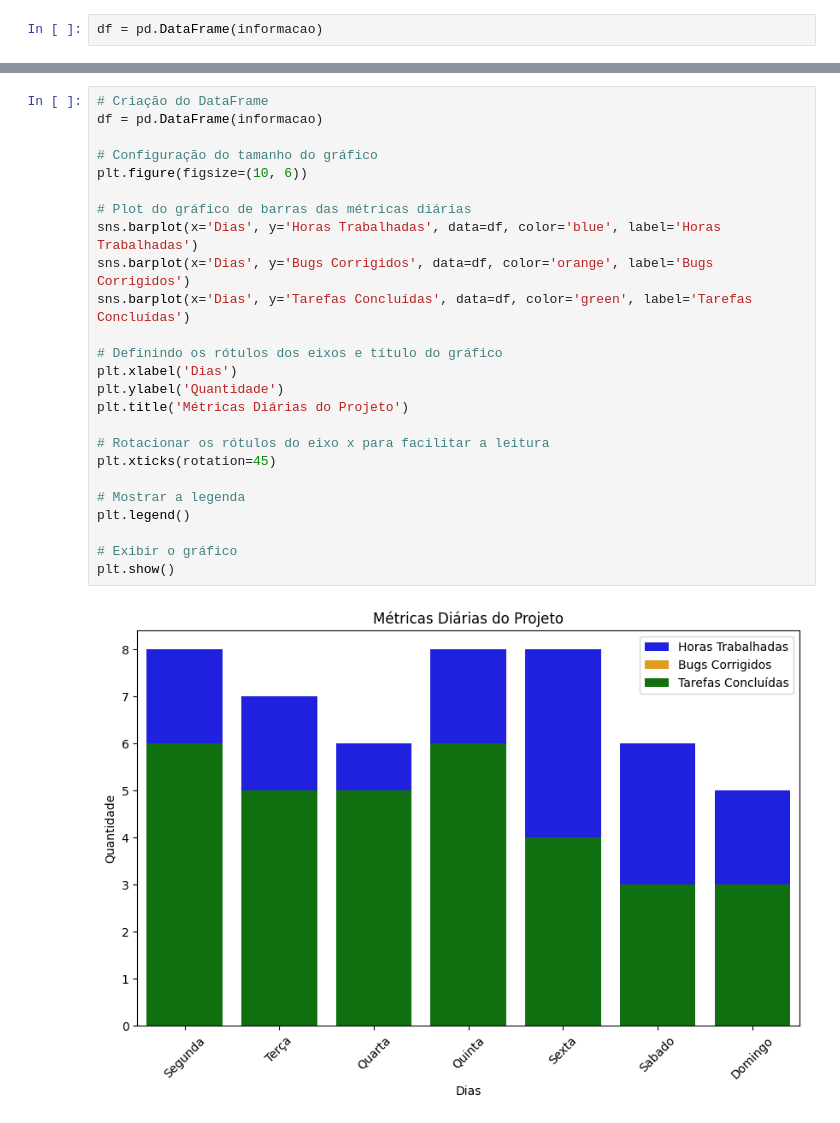
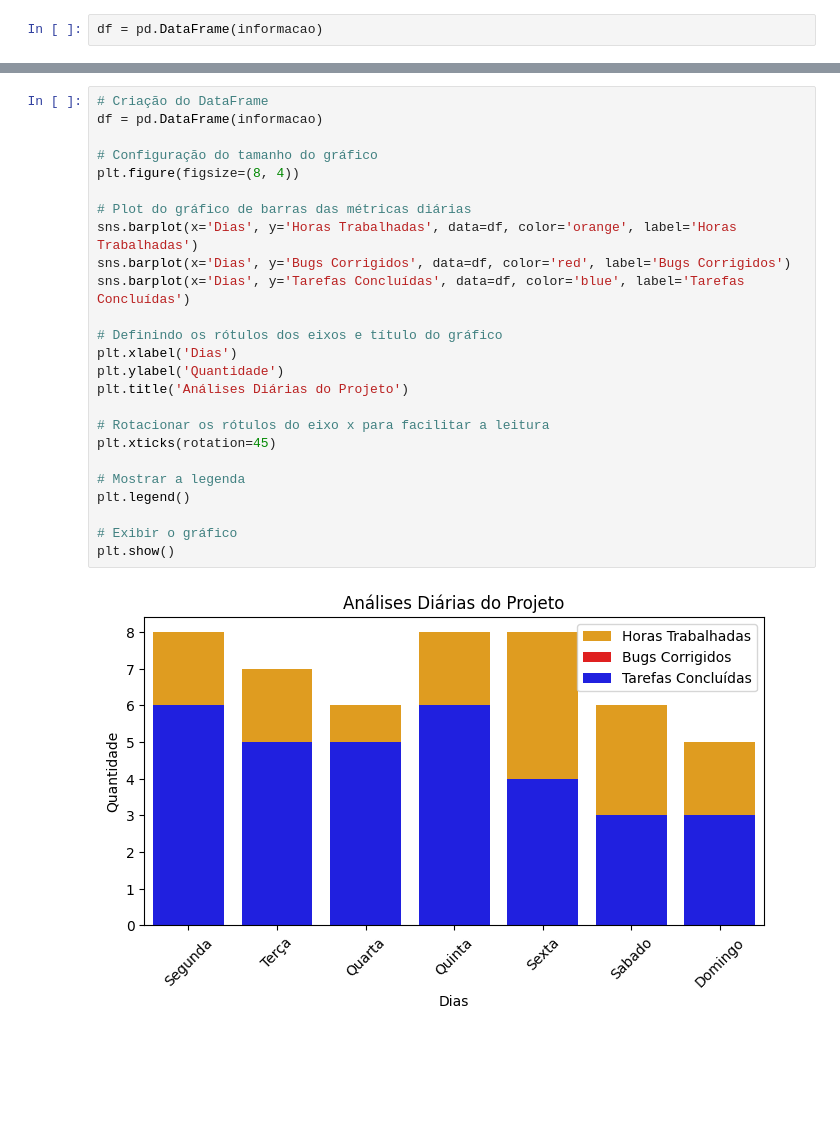
Before and after one commit to Fabiana5308/Fabiana5308, a Jupyter notebook: projeto_individual_M4.ipynb, the cells around one changed output, grey strips where cells are left out. Drawn from its saved outputs; the diff is of its cells as text; blank space fills up the shorter version.

```diff
--- a/projeto_individual_M4.ipynb
+++ b/projeto_individual_M4.ipynb
@@ -164,30 +155,30 @@ plt.show()
 # %%
 # Criação do DataFrame
 df = pd.DataFrame(informacao)
 
 # Configuração do tamanho do gráfico
-plt.figure(figsize=(10, 6))
+plt.figure(figsize=(8, 4))
 
 # Plot do gráfico de barras das métricas diárias
-sns.barplot(x='Dias', y='Horas Trabalhadas', data=df, color='blue', label='Horas Trabalhadas')
-sns.barplot(x='Dias', y='Bugs Corrigidos', data=df, color='orange', label='Bugs Corrigidos')
-sns.barplot(x='Dias', y='Tarefas Concluídas', data=df, color='green', label='Tarefas Concluídas')
+sns.barplot(x='Dias', y='Horas Trabalhadas', data=df, color='orange', label='Horas Trabalhadas')
+sns.barplot(x='Dias', y='Bugs Corrigidos', data=df, color='red', label='Bugs Corrigidos')
+sns.barplot(x='Dias', y='Tarefas Concluídas', data=df, color='blue', label='Tarefas Concluídas')
 
 # Definindo os rótulos dos eixos e título do gráfico
 plt.xlabel('Dias')
 plt.ylabel('Quantidade')
-plt.title('Métricas Diárias do Projeto')
+plt.title('Análises Diárias do Projeto')
 
 # Rotacionar os rótulos do eixo x para facilitar a leitura
 plt.xticks(rotation=45)
 
 # Mostrar a legenda
 plt.legend()
 
 # Exibir o gráfico
 plt.show()
 # %% [output]
-[figure, old version]
+[figure, new version]
 # %%
 df = pd.DataFrame(informacao)
 
```
Also changed, not shown: parts of 14 cells of this notebook.
